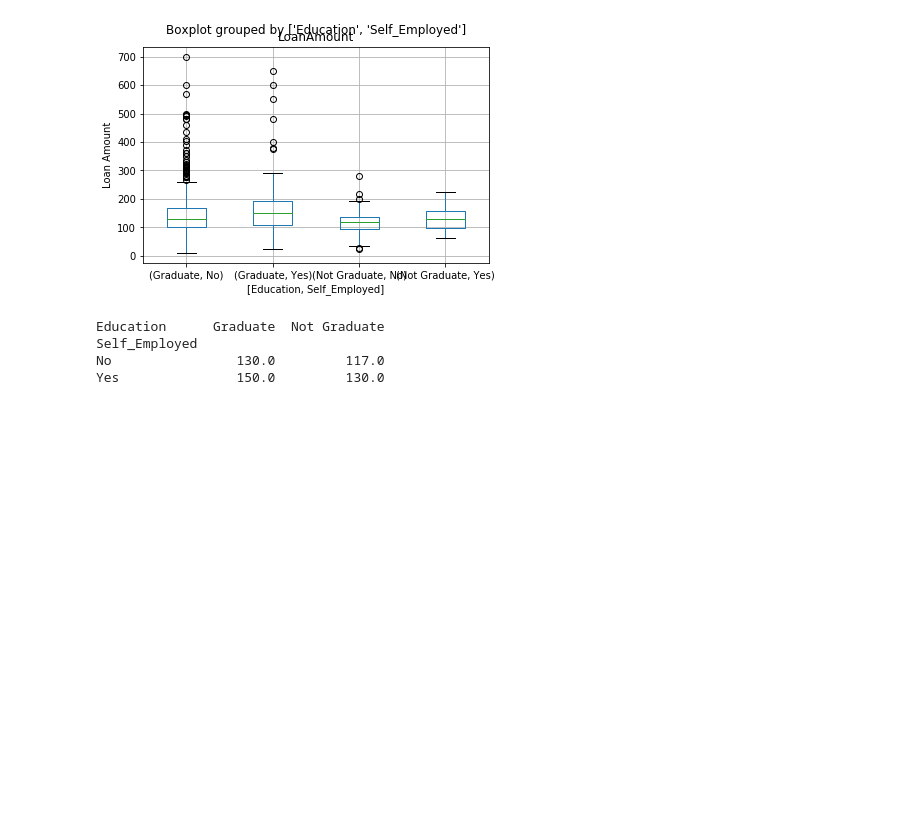
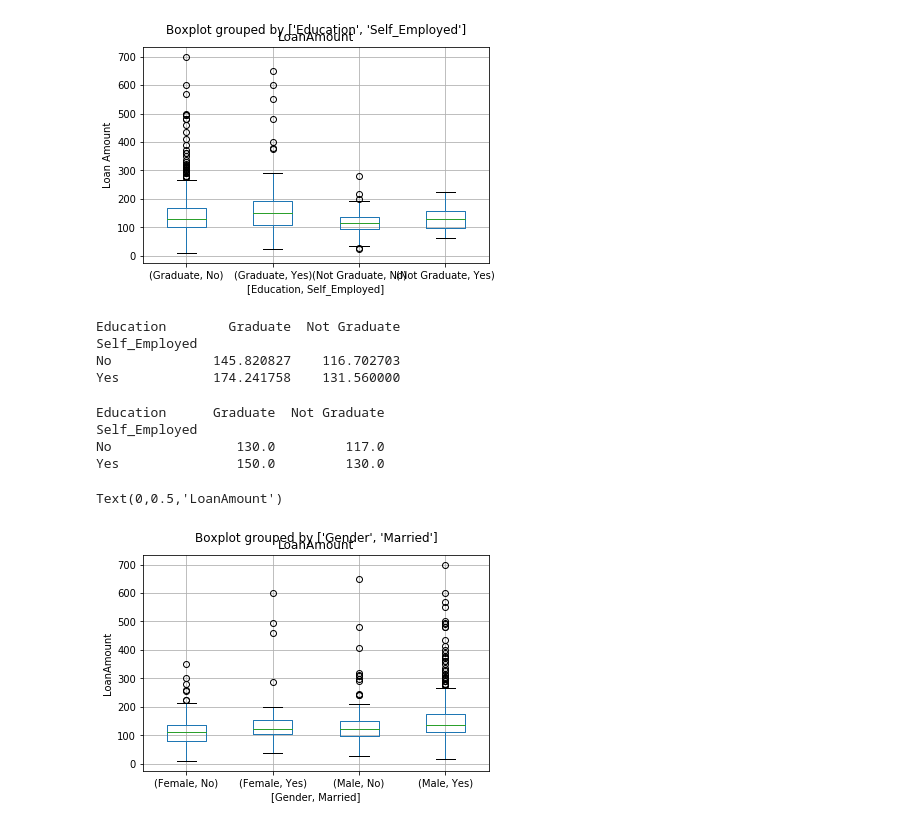
Before and after one commit to Decoder-Paul/Data-Analytics, a Jupyter notebook: AllDataLoanPrediction.ipynb, the cells around one changed output. Cells and saved outputs as stored; diff of their text form; code cells hidden in the pictures; blank space fills up the shorter version.

Commit message:
Updated with missing value imputation and GNB DTC submission

```diff
--- a/AllDataLoanPrediction.ipynb
+++ b/AllDataLoanPrediction.ipynb
@@ -74,4 +79,18 @@ alldata['Self_Employed'].fillna(alldata['Self_Employed'].mode().iloc[0],inplace=
 alldata['Gender'].fillna(alldata['Gender'].mode().iloc[0],inplace=True)
 
 alldata['Credit_History'].fillna(alldata['Credit_History'].median(),inplace=True)
+# %%
+# Loan amount Imputation with respect to 'Self_Employed' & 'Education'
+# pivot table, which provides us mean values for all the groups of unique values of Self_Employed and Education features
+table = alldata.pivot_table(values='LoanAmount', index='Self_Employed' ,columns='Education', aggfunc=np.mean)
+
+# Define function to return value of this pivot_table
+def fage(x):
+    return table.loc[x['Self_Employed'],x['Education']]
+print(table)
+# %% [output]
+Education        Graduate  Not Graduate
+Self_Employed
+No             145.820827    116.702703
+Yes            174.241758    131.560000
 # %%
@@ -98,0 +113,8 @@ alldata['TotalIncome'] = alldata['ApplicantIncome'] + alldata['CoapplicantIncome
+# %%
+alldata['Married'].fillna(alldata['Married'].mode().iloc[0],inplace=True)
+# %%
+az = alldata.boxplot(column='LoanAmount', by=['Gender','Married'])
+az.set_ylabel('LoanAmount')
+# %% [output]
+Text(0,0.5,'LoanAmount')
+[figure, added]
```
Also changed, not shown: parts of 46 cells of this notebook.
